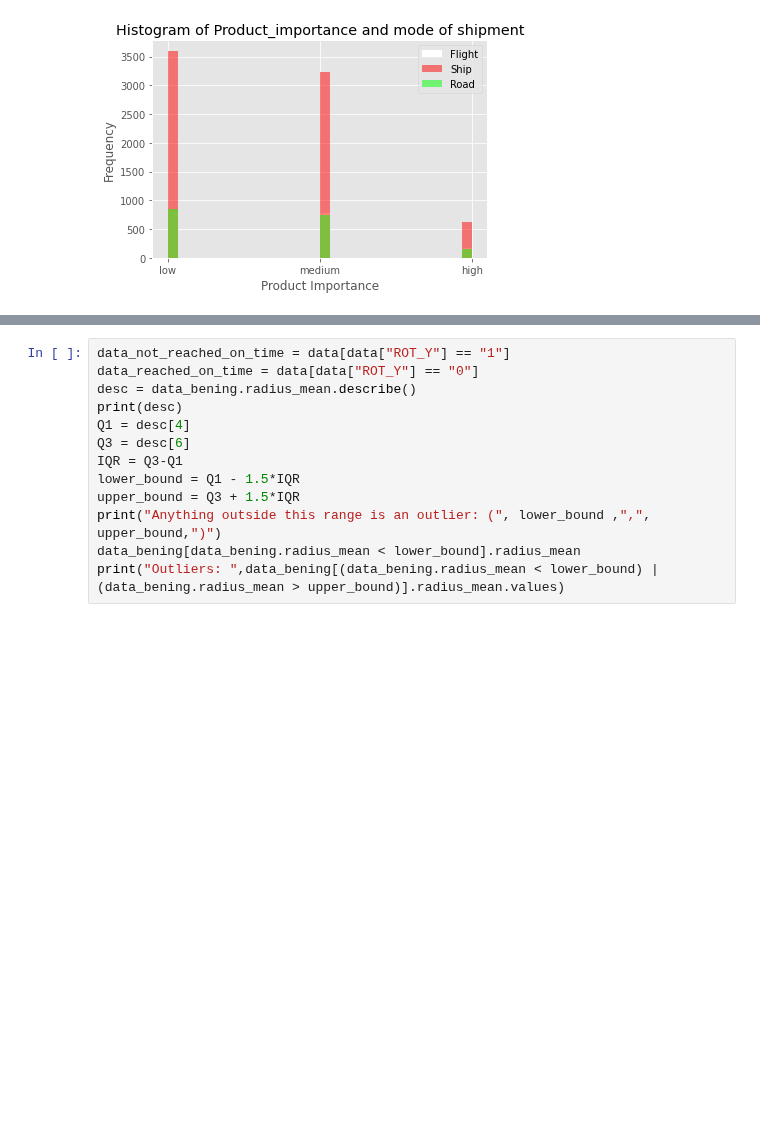
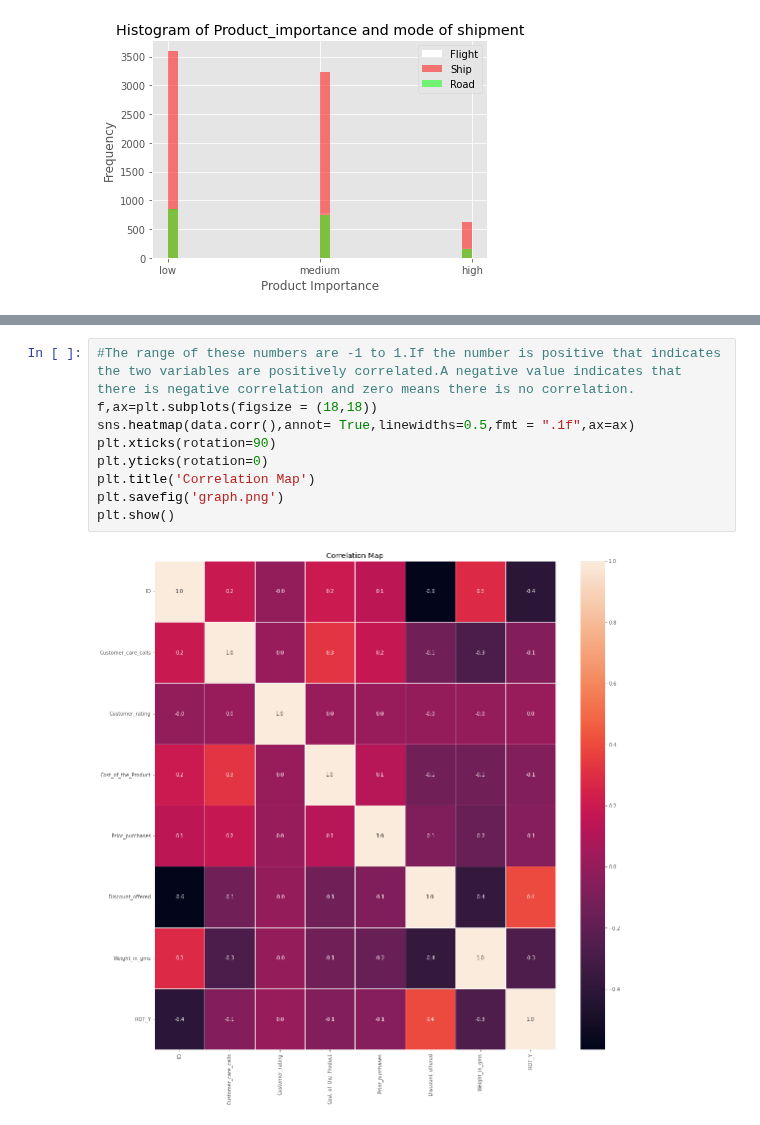
Before and after one commit to Riab22209/CE880-Case-Study-repository, a Jupyter notebook: EDA.ipynb, the cells around one changed output, grey strips where cells are left out. Saved outputs shown, nothing was run; the diff lists cells and outputs as text; blank space fills up the shorter version.

```diff
--- a/EDA.ipynb
+++ b/EDA.ipynb
@@ -96,13 +109,11 @@ plt.show()
-# %%
-data_not_reached_on_time = data[data["ROT_Y"] == "1"]
-data_reached_on_time = data[data["ROT_Y"] == "0"]
-desc = data_bening.radius_mean.describe()
-print(desc)
-Q1 = desc[4]
-Q3 = desc[6]
-IQR = Q3-Q1
-lower_bound = Q1 - 1.5*IQR
-upper_bound = Q3 + 1.5*IQR
-print("Anything outside this range is an outlier: (", lower_bound ,",", upper_bound,")")
-data_bening[data_bening.radius_mean < lower_bound].radius_mean
-print("Outliers: ",data_bening[(data_bening.radius_mean < lower_bound) | (data_bening.radius_mean > upper_bound)].radius_mean.values)
+# %%
+#The range of these numbers are -1 to 1.If the number is positive that indicates the two variables are positively correlated.A negative value indicates that there is negative correlation and zero means there is no correlation.
+f,ax=plt.subplots(figsize = (18,18))
+sns.heatmap(data.corr(),annot= True,linewidths=0.5,fmt = ".1f",ax=ax)
+plt.xticks(rotation=90)
+plt.yticks(rotation=0)
+plt.title('Correlation Map')
+plt.savefig('graph.png')
+plt.show()
+# %% [output]
+[figure, added]
```
Also changed, not shown: parts of 20 cells of this notebook.
